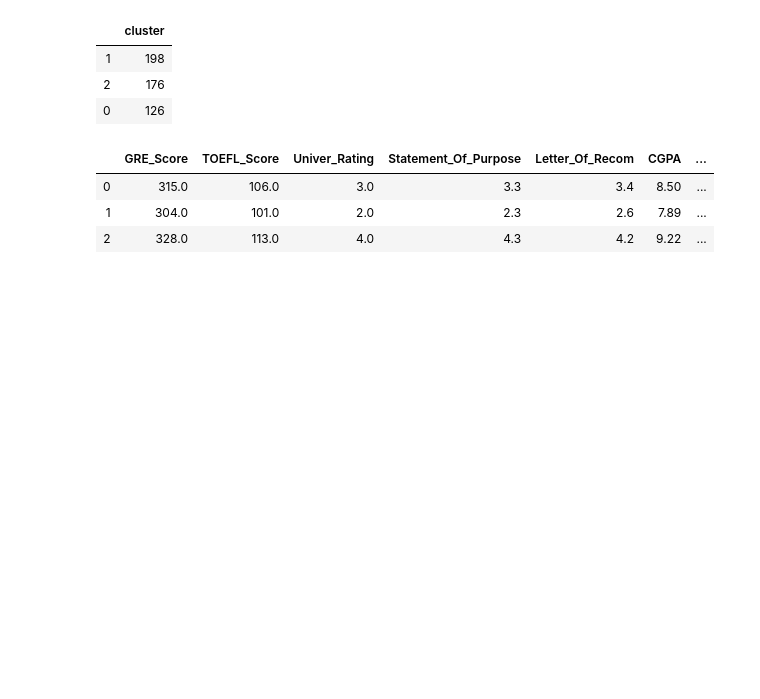
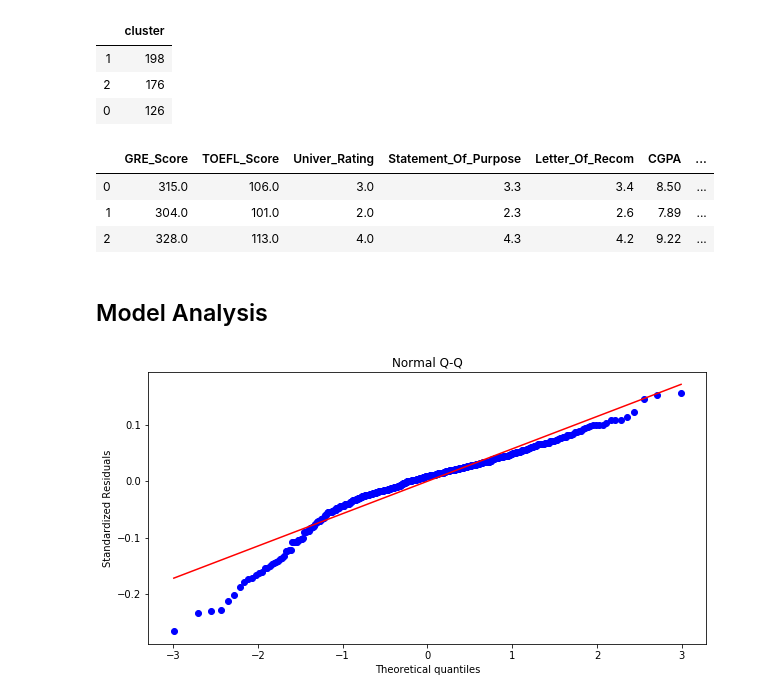
Before and after one commit to Adhundi7/Chance_Of_Admit_Prediction, a Jupyter notebook: Chance_Of_Admit.ipynb, the cells around one changed output. Saved outputs shown, nothing was run; the diff lists cells and outputs as text; code cells hidden in the pictures; blank space fills up the shorter version.

Commit message:
Adding Model Evaluation Plots

```diff
--- a/Chance_Of_Admit.ipynb
+++ b/Chance_Of_Admit.ipynb
@@ -878,3 +878,5 @@ df_centroids.round({'GRE_Score':0,'TOEFL_Score':0,'Univer_Rating':0,'Statement_O
 | 0 | 315.0 | 106.0 | 3.0 | 3.3 | 3.4 | 8.50 | ... |
 | 1 | 304.0 | 101.0 | 2.0 | 2.3 | 2.6 | 7.89 | ... |
 | 2 | 328.0 | 113.0 | 4.0 | 4.3 | 4.2 | 9.22 | ... |
+# %% [markdown]
+## Model Analysis
@@ -880,0 +885,13 @@ df_centroids.round({'GRE_Score':0,'TOEFL_Score':0,'Univer_Rating':0,'Statement_O
+# %%
+data = pd.DataFrame(result2.fittedvalues,columns=['preds'])
+data['residuals'] = df.Chance_of_Admit - data.preds
+data['sum_sq_res'] = data.residuals * data.residuals
+# %%
+plt.figure(figsize=(10,5))
+stats.probplot(data.residuals, dist="norm", plot=plt)
+plt.ylabel('Standardized Residuals')
+plt.title('Normal Q-Q')
+plt.savefig('QQ_Plot.png',dpi=100)
+plt.show()
+# %% [output]
+[figure, added]
```
Also changed, not shown: parts of 4 cells of this notebook.
